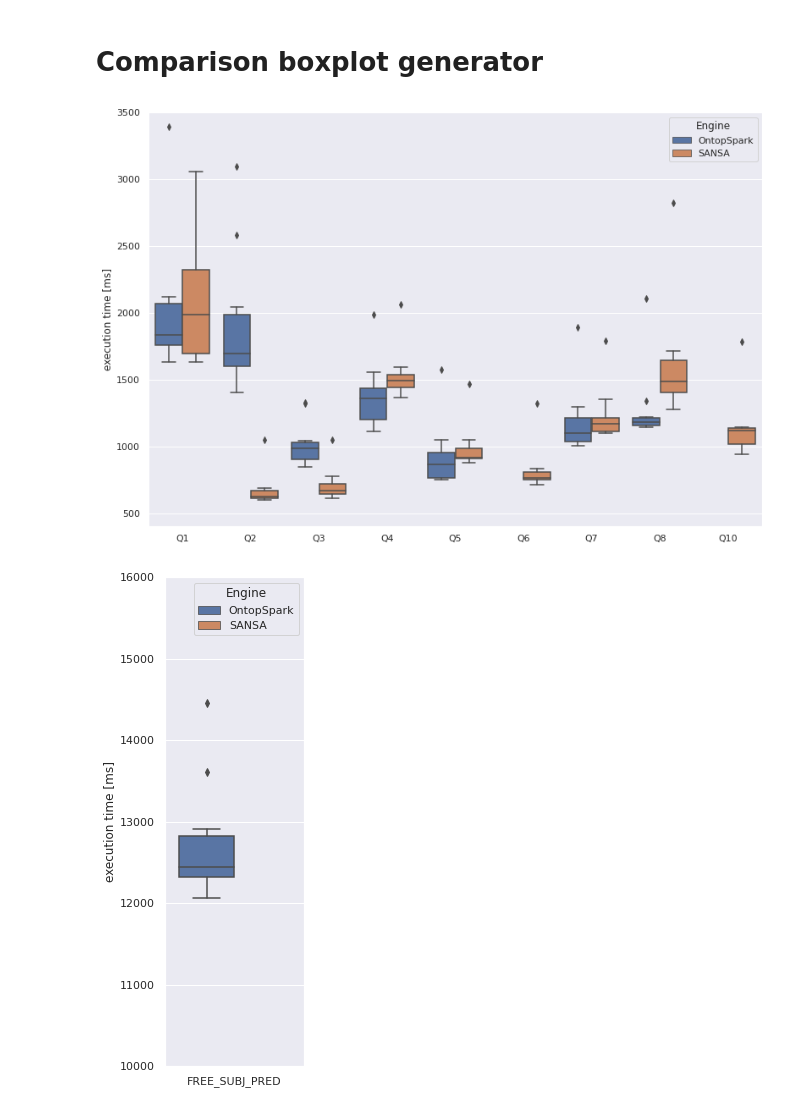
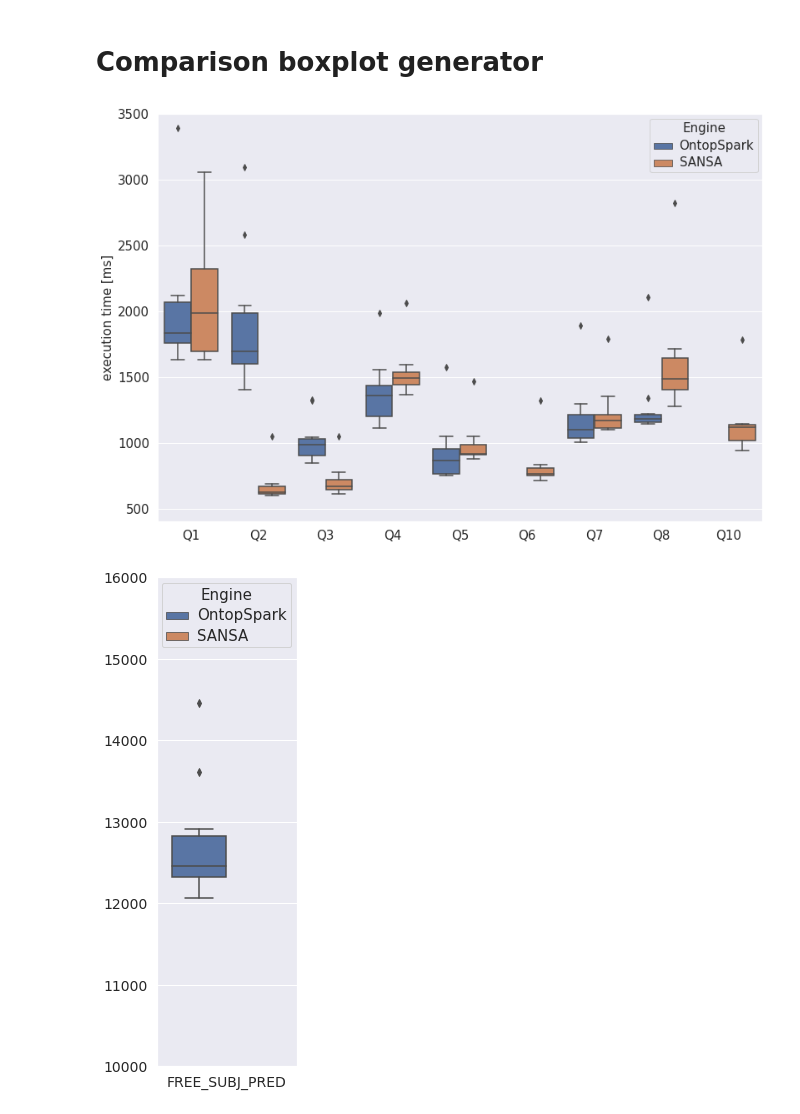
Before and after one commit to chimera-suite/OntopSpark-evaluation, a Jupyter notebook: notebook/boxplot.ipynb, the cells around one changed output. Drawn from its saved outputs; the diff is of its cells as text; code cells hidden in the pictures.

```diff
--- a/notebook/boxplot.ipynb
+++ b/notebook/boxplot.ipynb
@@ -36,42 +36,52 @@ mdf = pd.melt(cdf, id_vars=['Engine'], var_name=['Query'])
 sns.set(rc={'figure.figsize':(13,9)})
 ax = sns.boxplot(x="Query", y="value", hue="Engine", data=mdf)
 
+for label in (ax.get_xticklabels() + ax.get_yticklabels()):
+    label.set_fontsize(15)
+plt.setp(ax.get_legend().get_texts(), fontsize='15')
+plt.setp(ax.get_legend().get_title(), fontsize='15')
+
 plt.ylim(400, 3500)
 plt.xlabel('')
-plt.ylabel('execution time [ms]')
+plt.ylabel('execution time [ms]',fontsize=15)
 
 plt.show()
 
 figure = ax.get_figure()
 figure.savefig('boxplot1.png', dpi=300)
 # %% [output]
-[figure, old version]
+[figure, new version]
 # %%
 import pandas as pd
 import numpy as np
 import matplotlib.pyplot as plt
 import seaborn as sns
 
 ontop = {'FREE_SUBJ_PRED':[14455,13612,12550,12532,12068,12315,12370,12321,12914,12328]}
 
 sansa = {'FREE_SUBJ_PRED':[0,0,0,0,0,0,0,0,0,0] }
 
 df1 = pd.DataFrame(ontop).assign(Engine="OntopSpark")
 df2 = pd.DataFrame(sansa).assign(Engine="SANSA")
 
 cdf = pd.concat([df1,df2])
 mdf = pd.melt(cdf, id_vars=['Engine'], var_name=['Query'])
 
 sns.set(rc={'figure.figsize':(2.5,9)})
 ax = sns.boxplot(x="Query", y="value", hue="Engine", data=mdf)
 
+for label in (ax.get_xticklabels() + ax.get_yticklabels()):
+    label.set_fontsize(14)
+plt.setp(ax.get_legend().get_texts(), fontsize='15')
+plt.setp(ax.get_legend().get_title(), fontsize='15')
+
 plt.ylim(10000, 16000)
 plt.xlabel('')
-plt.ylabel('execution time [ms]')
+plt.ylabel('')
 
 plt.show()
 
 figure = ax.get_figure()
 figure.savefig('boxplot2.png', dpi=300)
 # %% [output]
-[figure, old version]
+[figure, new version]
```
Also changed, not shown: 2 other files.
